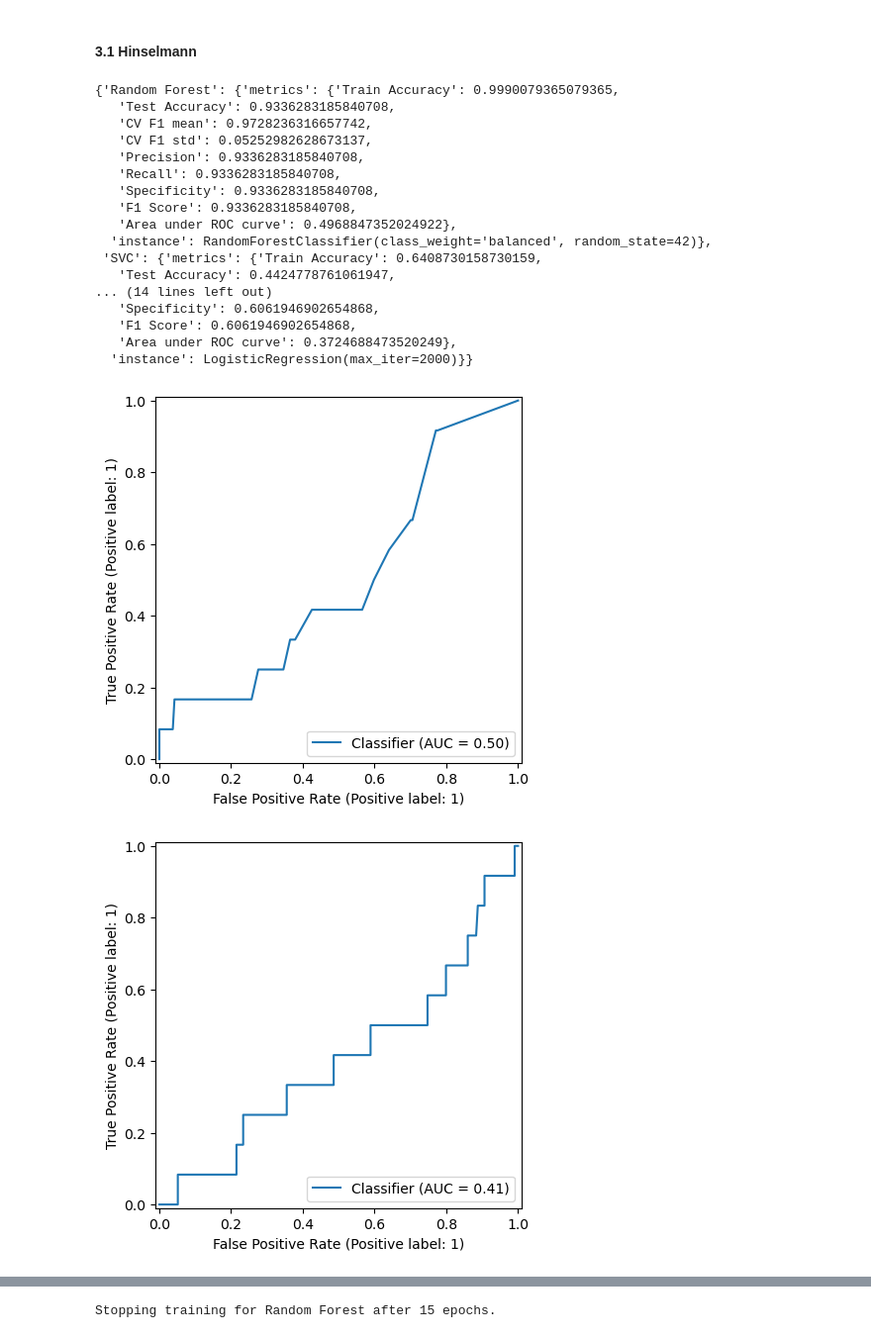
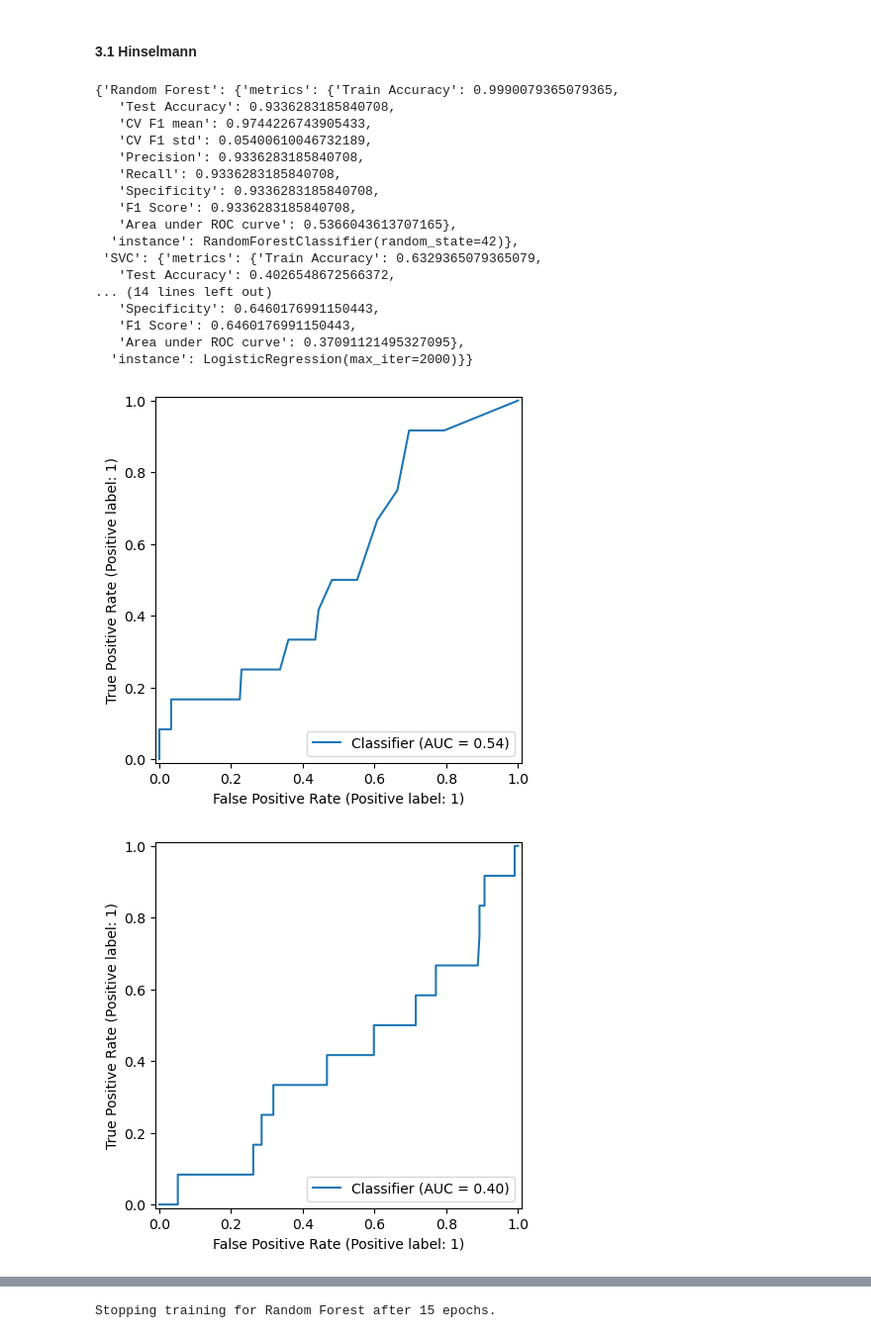
Before and after one commit to PedroC12804/Projeto-AAEB, a Jupyter notebook: Projeto .ipynb, the cells around one changed output, grey strips where cells are left out. Shown: that part at 99% size. Saved outputs shown, nothing was run; the diff lists cells and outputs as text; code cells hidden in the pictures.

```diff
--- a/Projeto .ipynb
+++ b/Projeto .ipynb
@@ -714,36 +714,35 @@ from sklearn.ensemble import RandomForestClassifier
 from sklearn.svm import SVC
 from sklearn.linear_model import LogisticRegression
 # %%
-
 splits = data_h['Hinselmann']
 X_train = splits[0]
 y_train = splits[1]
 X_test = splits[2]
 y_test = splits[3]
 
-models = {'Random Forest': RandomForestClassifier(random_state=42, class_weight='balanced'),'SVC':SVC(class_weight='balanced'),'Logistic Regression':LogisticRegression(max_iter = 2000)}
+models = {'Random Forest': RandomForestClassifier(random_state=42),'SVC':SVC(),'Logistic Regression':LogisticRegression(max_iter = 2000)}
 
 # Treinar e avaliar
 hinselmann_results = train_and_evaluate_multi_models(models, X_train, y_train, X_test, y_test)
 
 hinselmann_results #é um dicionário que tem {nome: [df com as métricas, model instance], ...} para os três modelos
 # %% [output]
 {'Random Forest': {'metrics': {'Train Accuracy': 0.9990079365079365,
    'Test Accuracy': 0.9336283185840708,
-   'CV F1 mean': 0.9728236316657742,
-   'CV F1 std': 0.05252982628673137,
+   'CV F1 mean': 0.9744226743905433,
+   'CV F1 std': 0.05400610046732189,
    'Precision': 0.9336283185840708,
    'Recall': 0.9336283185840708,
    'Specificity': 0.9336283185840708,
    'F1 Score': 0.9336283185840708,
-   'Area under ROC curve': 0.4968847352024922},
-  'instance': RandomForestClassifier(class_weight='balanced', random_state=42)},
- 'SVC': {'metrics': {'Train Accuracy': 0.6408730158730159,
-   'Test Accuracy': 0.4424778761061947,
+   'Area under ROC curve': 0.5366043613707165},
+  'instance': RandomForestClassifier(random_state=42)},
+ 'SVC': {'metrics': {'Train Accuracy': 0.6329365079365079,
+   'Test Accuracy': 0.4026548672566372,
 ... (14 lines left out)
-   'Specificity': 0.6061946902654868,
-   'F1 Score': 0.6061946902654868,
-   'Area under ROC curve': 0.3724688473520249},
+   'Specificity': 0.6460176991150443,
+   'F1 Score': 0.6460176991150443,
+   'Area under ROC curve': 0.37091121495327095},
   'instance': LogisticRegression(max_iter=2000)}}
-[figure, old version]
+[figure, new version]
-[figure, old version]
+[figure, new version]
```
Also changed, not shown: parts of 6 cells of this notebook.
